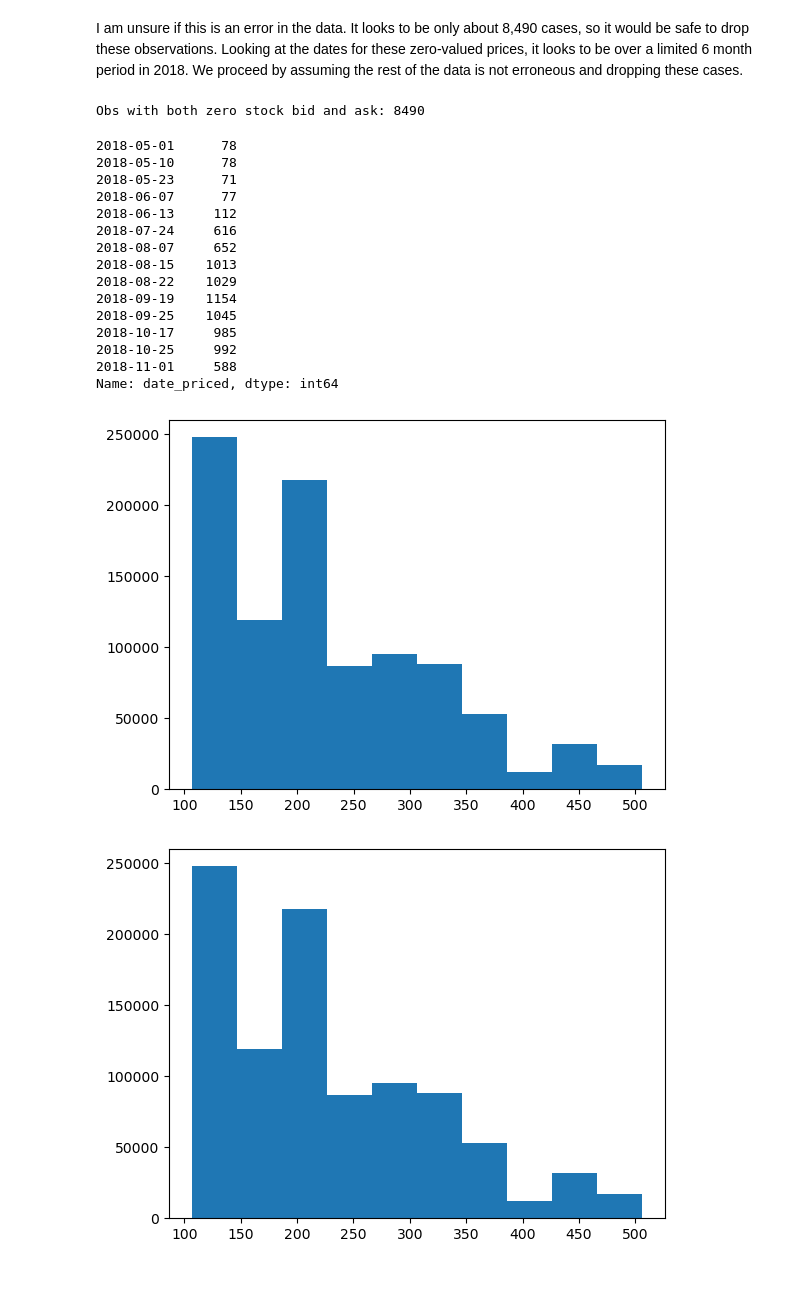
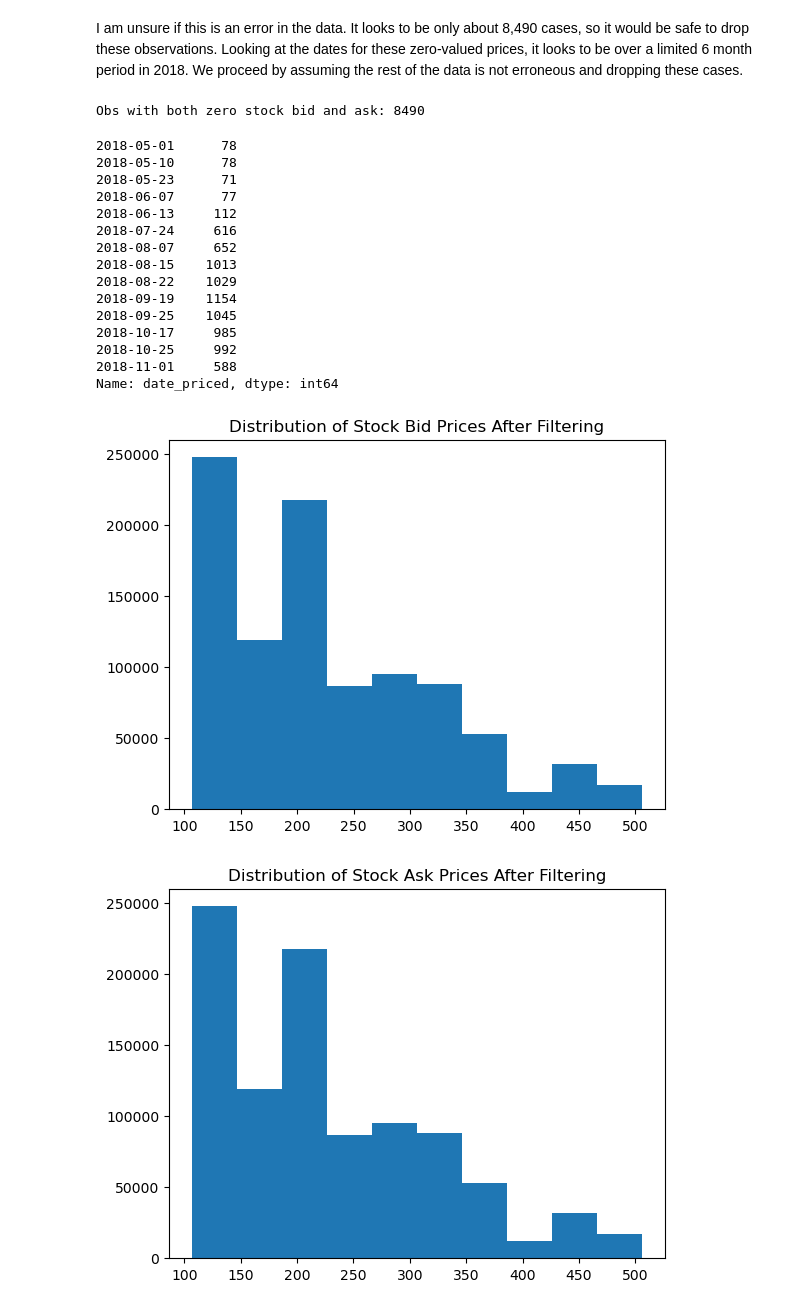
Before and after one commit to jul-ian/ml-derivatives, a Jupyter notebook: notebooks/0_EDA_and_cleaning.ipynb, the cells around one changed output. Cells and saved outputs as stored; diff of their text form; code cells hidden in the pictures; blank space fills up the shorter version.

```diff
--- a/notebooks/0_EDA_and_cleaning.ipynb
+++ b/notebooks/0_EDA_and_cleaning.ipynb
@@ -90,37 +105,33 @@ I am unsure if this is an error in the data. It looks to be only about 8,490 cas
 # %%
 print(f"Obs with both zero stock bid and ask: {sum((aapl_df['stock_bid']==0) & (aapl_df['stock_ask']==0))}")
 
 display(aapl_df[(aapl_df['stock_bid']==0) & (aapl_df['stock_ask']==0)]['date_priced'].value_counts().sort_index())
 
 aapl_df_1 = aapl_df[(aapl_df['stock_bid'] != 0) | (aapl_df['stock_ask'] != 0)]
 
 plt.hist(aapl_df_1['stock_bid'])
 plt.title('Distribution of Stock Bid Prices After Filtering')
 plt.show()
 
 plt.hist(aapl_df_1['stock_ask'])
-plt.title('Distribution of Stock Bid Prices After Filtering')
+plt.title('Distribution of Stock Ask Prices After Filtering')
 plt.show()
-
-
-plt.hist(aapl_df_1['stock_mid'])
-plt.show()
 # %% [output]
 Obs with both zero stock bid and ask: 8490
 2018-05-01      78
 2018-05-10      78
 2018-05-23      71
 2018-06-07      77
 2018-06-13     112
 2018-07-24     616
 2018-08-07     652
 2018-08-15    1013
 2018-08-22    1029
 2018-09-19    1154
 2018-09-25    1045
 2018-10-17     985
 2018-10-25     992
 2018-11-01     588
 Name: date_priced, dtype: int64
-[figure, old version]
+[figure, new version]
-[figure, old version]
+[figure, new version]
```
Also changed, not shown: parts of 8 cells of this notebook.
